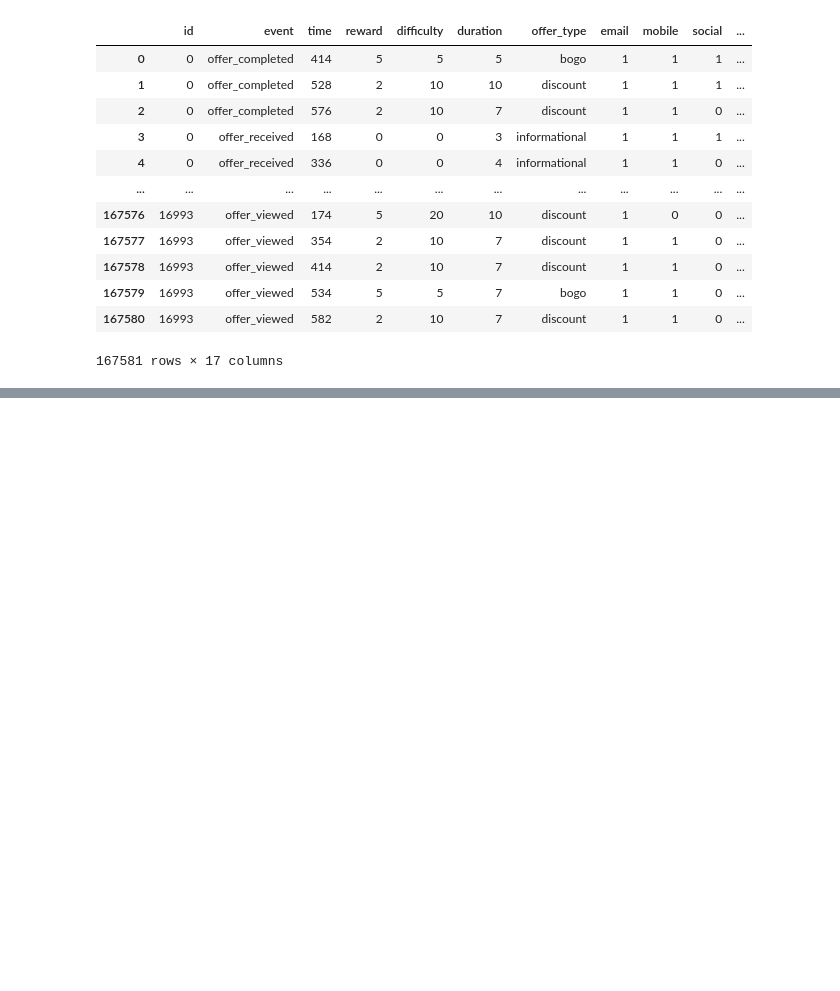
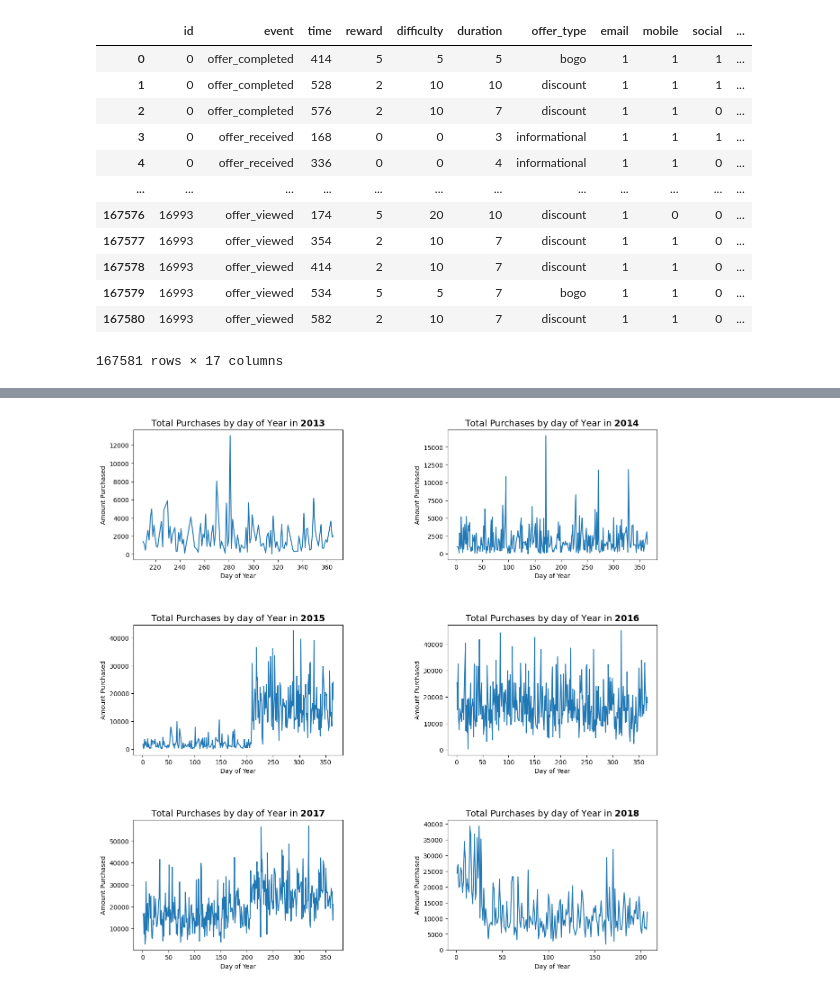
Before and after one commit to DanHerman212/starbucks_project, a Jupyter notebook: Starbucks_Capstone_notebook.ipynb, the cells around one changed output, grey strips where cells are left out. Cells and saved outputs as stored; diff of their text form; code cells hidden in the pictures; blank space fills up the shorter version.

```diff
--- a/Starbucks_Capstone_notebook.ipynb
+++ b/Starbucks_Capstone_notebook.ipynb
@@ -463,0 +496,19 @@ offers.groupby(['id','year'])['amount'].sum().reset_index().plot(x='year', y='am
+# %%
+# time series
+offers['day'] = pd.to_datetime(offers['became_member_on'], unit='d').dt.day
+offers['day_of_year'] = pd.to_datetime(offers['became_member_on'], unit='d').dt.dayofyear
+offers['month'] = pd.to_datetime(offers['became_member_on'], unit='d').dt.month
+offers['week'] = pd.to_datetime(offers['became_member_on'], unit='d').dt.isocalendar().week
+# %%
+# create a separate time series plot for each year from 2013 - 2018
+fig = plt.figure(figsize=(15, 15))
+for i, year in enumerate(range(2013, 2019)):
+    ax = plt.subplot(3, 2, i + 1)
+    offers.loc[offers['year'] == year].groupby('day_of_year')['amount'].sum().plot(ax=ax)
+    plt.title(f'Total Purchases by day of Year in $\mathbf{{{year}}}$', fontsize=14)
+    plt.xlabel('Day of Year')
+    plt.ylabel('Amount Purchased')
+    # create more space between plot height and width
+    plt.subplots_adjust(hspace=0.5, wspace=0.5)
+# %% [output]
+[figure, added]
```
Also changed, not shown: parts of 8 cells of this notebook, 1 other file.
